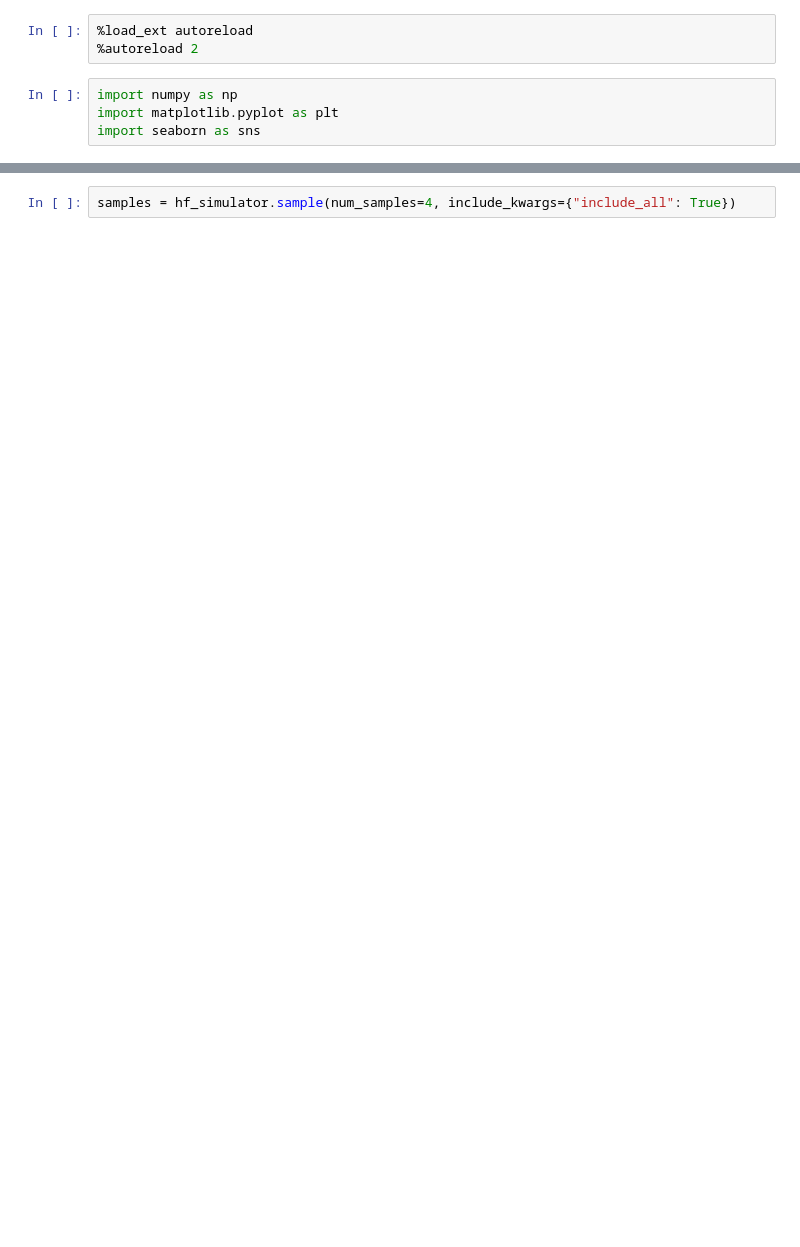
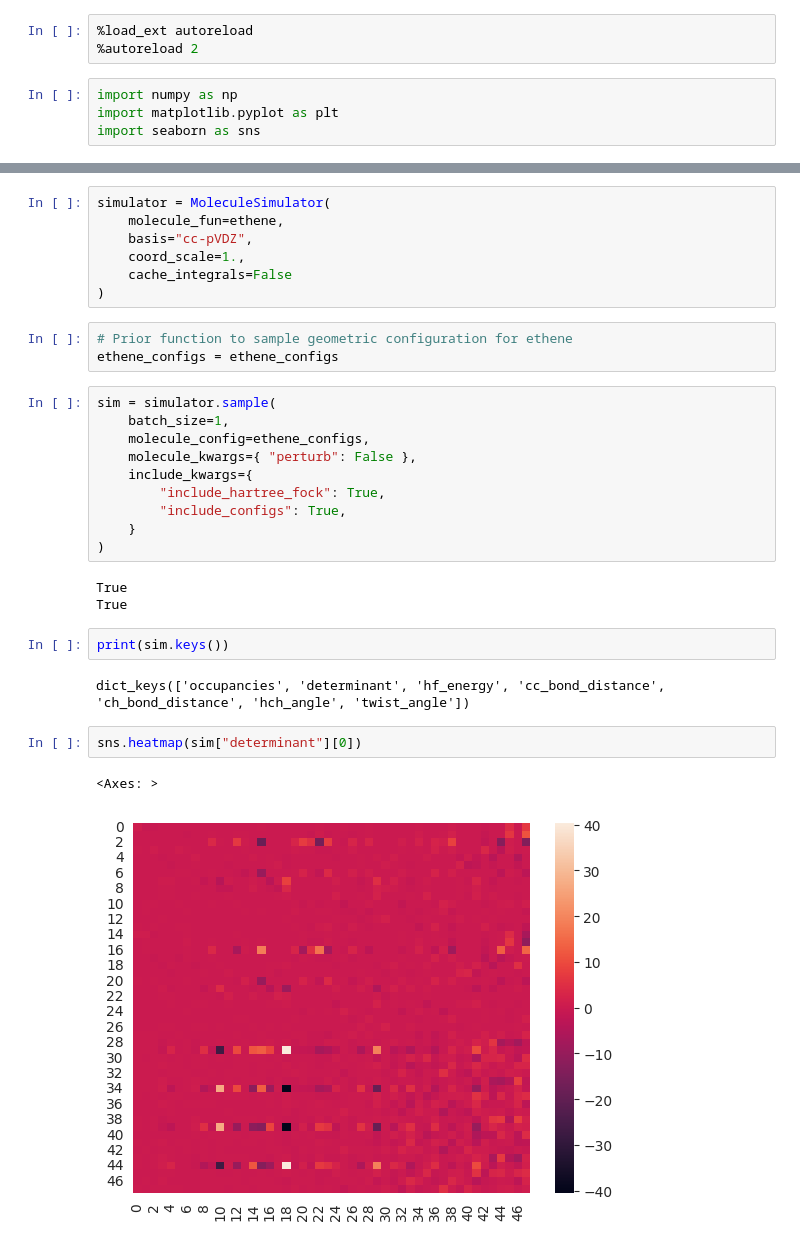
Before and after one commit to jerrymhuang/CC-SBI, a Jupyter notebook: playgrounds/simulator_playground.ipynb, the cells around one changed output, grey strips where cells are left out. Saved outputs shown, nothing was run; the diff lists cells and outputs as text; blank space fills up the shorter version.

Commit message:
Update simulator playground

```diff
--- a/playgrounds/simulator_playground.ipynb
+++ b/playgrounds/simulator_playground.ipynb
@@ -93,2 +11,32 @@ hf_simulator = MoleculeSimulator(
-# %%
-samples = hf_simulator.sample(num_samples=4, include_kwargs={"include_all": True})
+# %%
+simulator = MoleculeSimulator(
+    molecule_fun=ethene,
+    basis="cc-pVDZ",
+    coord_scale=1.,
+    cache_integrals=False
+)
+# %%
+# Prior function to sample geometric configuration for ethene
+ethene_configs = ethene_configs
+# %%
+sim = simulator.sample(
+    batch_size=1,
+    molecule_config=ethene_configs,
+    molecule_kwargs={ "perturb": False },
+    include_kwargs={
+        "include_hartree_fock": True,
+        "include_configs": True,
+    }
+)
+# %% [output]
+True
+True
+# %%
+print(sim.keys())
+# %% [output]
+dict_keys(['occupancies', 'determinant', 'hf_energy', 'cc_bond_distance', 'ch_bond_distance', 'hch_angle', 'twist_angle'])
+# %%
+sns.heatmap(sim["determinant"][0])
+# %% [output]
+<Axes: >
+[figure, added]
```
Also changed, not shown: parts of 13 cells of this notebook.
